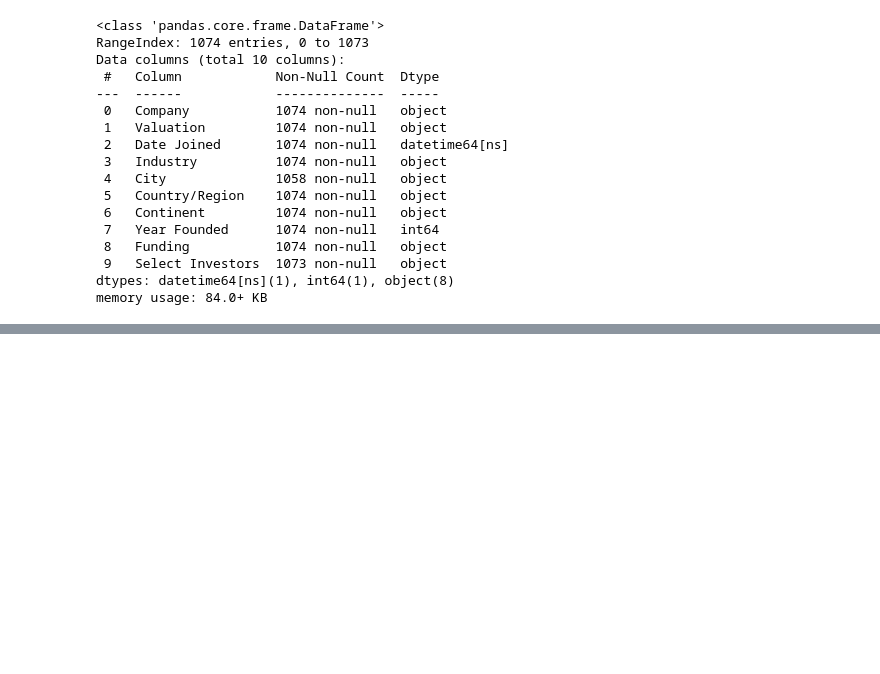
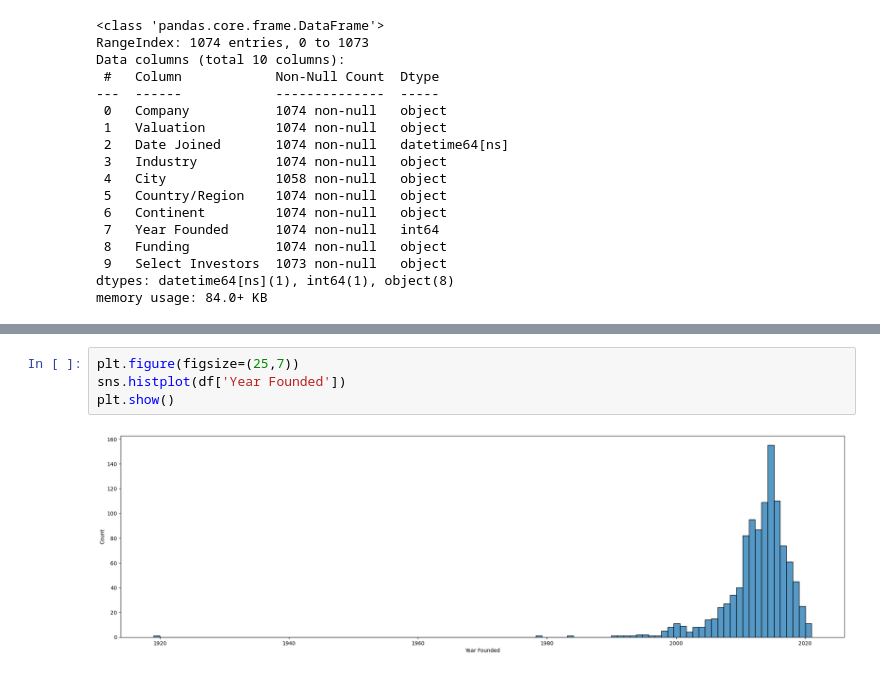
Before and after one commit to iAsadPanhwar/Google-Data-Analytics-EDA, a Jupyter notebook: Structuring-EDA.ipynb, the cells around one changed output, grey strips where cells are left out. Cells and saved outputs as stored; diff of their text form; blank space fills up the shorter version.

```diff
--- a/Structuring-EDA.ipynb
+++ b/Structuring-EDA.ipynb
@@ -62,0 +99,6 @@ memory usage: 84.0+ KB
+# %%
+plt.figure(figsize=(25,7))
+sns.histplot(df['Year Founded'])
+plt.show()
+# %% [output]
+[figure, added]
```
Also changed, not shown: parts of 12 cells of this notebook.
